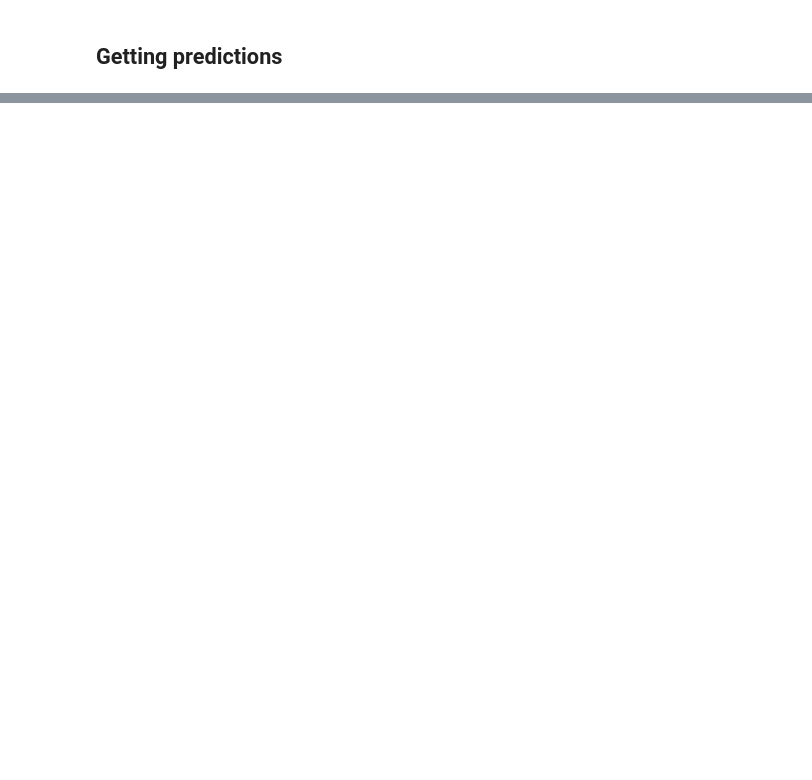
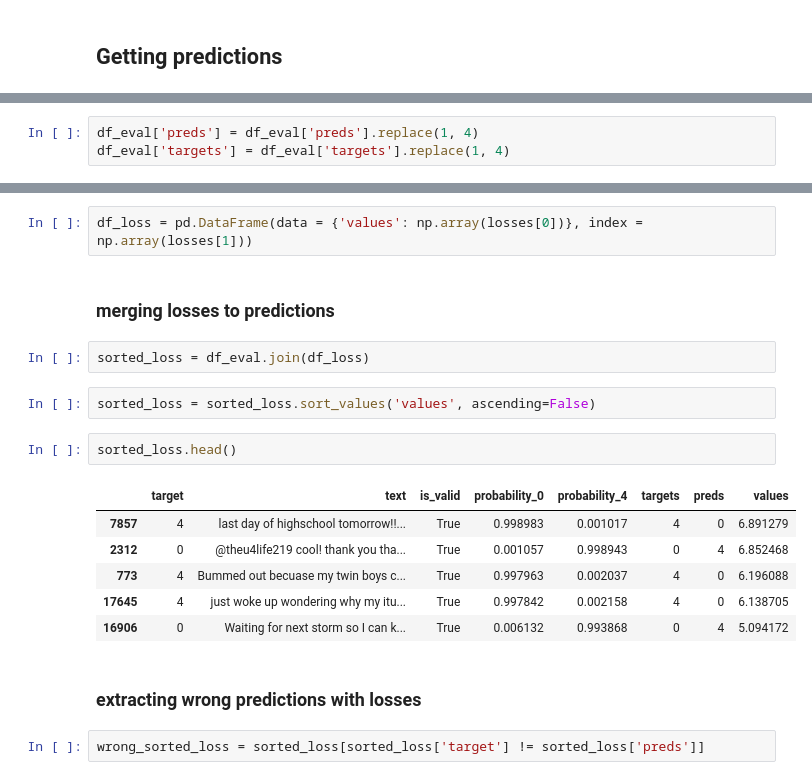
Before and after one commit to beethedev/twitter-sentiment140, a Jupyter notebook: predictions evaluation.ipynb, the cells around one changed output, grey strips where cells are left out. Cells and saved outputs as stored; diff of their text form; blank space fills up the shorter version.

```diff
--- a/predictions evaluation.ipynb
+++ b/predictions evaluation.ipynb
@@ -113,0 +108,3 @@ top_200losses = df_losses[0:200]
+# %%
+df_eval['preds'] = df_eval['preds'].replace(1, 4)
+df_eval['targets'] = df_eval['targets'].replace(1, 4)
@@ -113,0 +133,21 @@ top_200losses = df_losses[0:200]
+# %%
+df_loss = pd.DataFrame(data = {'values': np.array(losses[0])}, index =  np.array(losses[1]))
+# %% [markdown]
+### merging losses to predictions
+# %%
+sorted_loss = df_eval.join(df_loss)
+# %%
+sorted_loss = sorted_loss.sort_values('values', ascending=False)
+# %%
+sorted_loss.head()
+# %% [output]
+|  | target | text | is_valid | probability_0 | probability_4 | targets | preds | values |
+| 7857 | 4 | last day of highschool tomorrow!!... | True | 0.998983 | 0.001017 | 4 | 0 | 6.891279 |
+| 2312 | 0 | @theu4life219 cool! thank you tha... | True | 0.001057 | 0.998943 | 0 | 4 | 6.852468 |
+| 773 | 4 | Bummed out becuase my twin boys c... | True | 0.997963 | 0.002037 | 4 | 0 | 6.196088 |
+| 17645 | 4 | just woke up wondering why my itu... | True | 0.997842 | 0.002158 | 4 | 0 | 6.138705 |
+| 16906 | 0 | Waiting for next storm so I can k... | True | 0.006132 | 0.993868 | 0 | 4 | 5.094172 |
+# %% [markdown]
+### extracting wrong predictions with losses
+# %%
+wrong_sorted_loss = sorted_loss[sorted_loss['target'] != sorted_loss['preds']]
```
Also changed, not shown: parts of 48 cells of this notebook.
